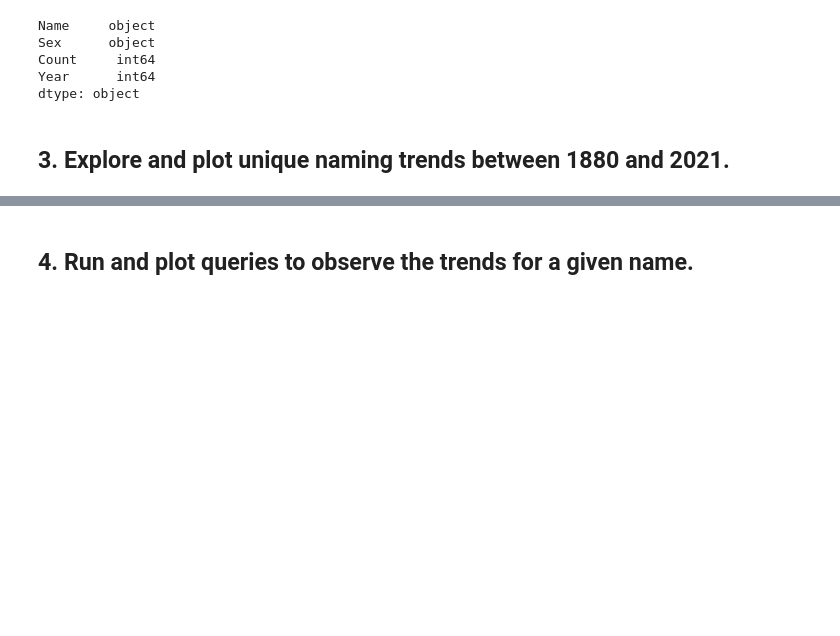
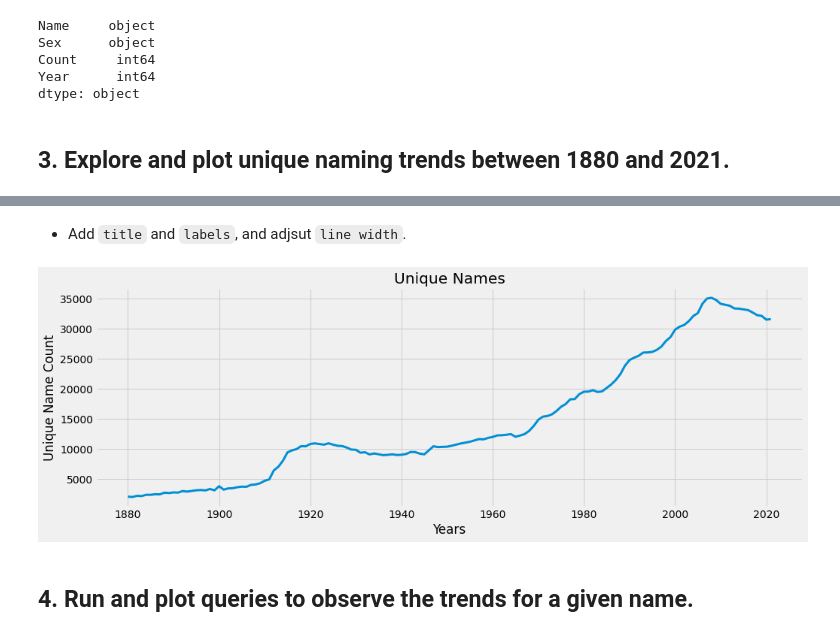
Before and after one commit to benkaan001/pandas_and_beyond, a Jupyter notebook: analyze_data/02_registered_names.ipynb, the cells around one changed output, grey strips where cells are left out. Cells and saved outputs as stored; diff of their text form; code cells hidden in the pictures; blank space fills up the shorter version.

```diff
--- a/analyze_data/02_registered_names.ipynb
+++ b/analyze_data/02_registered_names.ipynb
@@ -85,3 +126,18 @@ dtype: object
+# %% [markdown]
+- Add `title` and `labels`, and adjsut `line width`.
+# %%
+ax = df['Year'].value_counts() \
+        .sort_index() \
+        .plot(figsize=(15,5),
+                title='Unique Names',
+                lw=3)
+
+ax.set_xlabel('Years')
+ax.set_ylabel('Unique Name Count')
+
+plt.show()
+# %% [output]
+[figure, added]
 # %% [markdown]
 ## 4. Run and plot queries to observe the trends for a given name.
 # %% [markdown]
```
Also changed, not shown: parts of 4 cells of this notebook.
